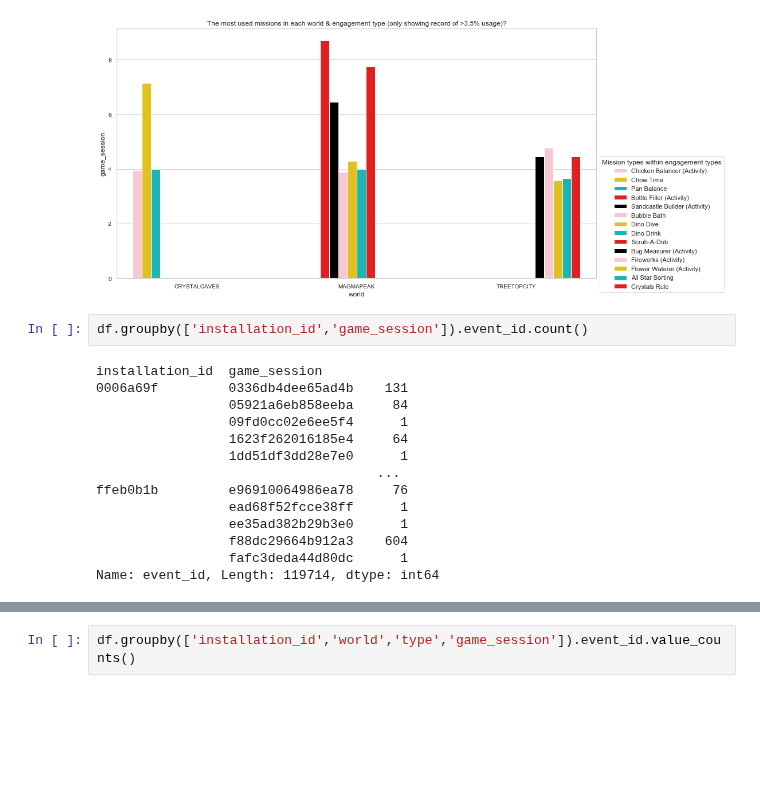
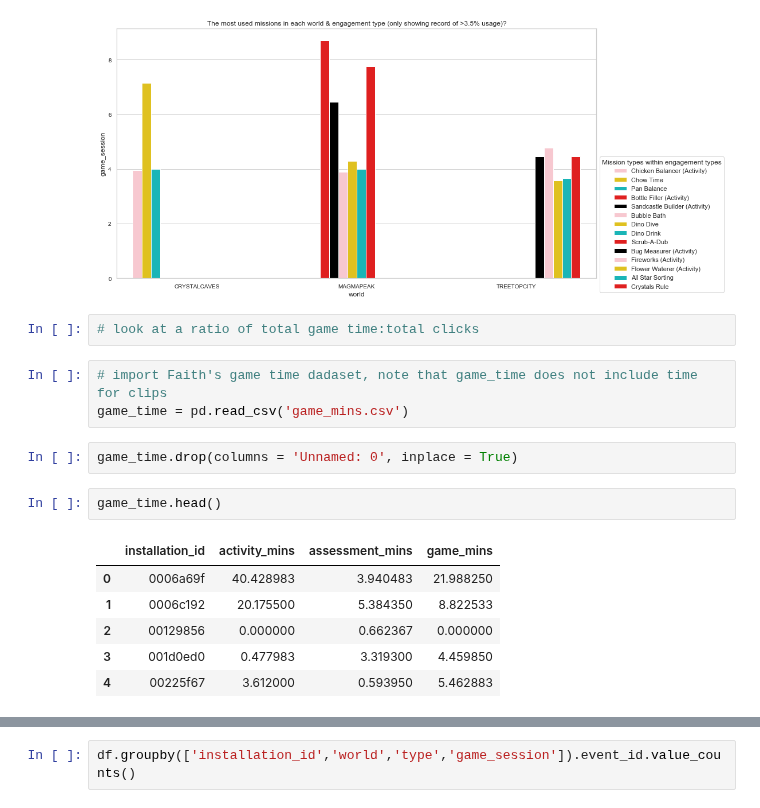
Before and after one commit to cats-in-the-hat/PBS-KIDS2, a Jupyter notebook: JQ_clean.ipynb, the cells around one changed output, grey strips where cells are left out. Saved outputs shown, nothing was run; the diff lists cells and outputs as text; blank space fills up the shorter version.

```diff
--- a/JQ_clean.ipynb
+++ b/JQ_clean.ipynb
@@ -200,19 +203,19 @@ plt.title("The most used missions in each world & engagement type (only showing
 # %% [output]
 Text(0.5, 1.0, 'The most used missions in each world & engagement type (only showing record of >3.5% usage)?')
 [figure]
-# %%
-df.groupby(['installation_id','game_session']).event_id.count()
-# %% [output]
-installation_id  game_session
-0006a69f         0336db4dee65ad4b    131
-                 05921a6eb858eeba     84
-                 09fd0cc02e6ee5f4      1
-                 1623f262016185e4     64
-                 1dd51df3dd28e7e0      1
-                                    ...
-ffeb0b1b         e96910064986ea78     76
-                 ead68f52fcce38ff      1
-                 ee35ad382b29b3e0      1
-                 f88dc29664b912a3    604
-                 fafc3deda44d80dc      1
-Name: event_id, Length: 119714, dtype: int64
+# %%
+# look at a ratio of total game time:total clicks
+# %%
+# import Faith's game time dadaset, note that game_time does not include time for clips
+game_time = pd.read_csv('game_mins.csv')
+# %%
+game_time.drop(columns = 'Unnamed: 0', inplace = True)
+# %%
+game_time.head()
+# %% [output]
+|  | installation_id | activity_mins | assessment_mins | game_mins |
+| 0 | 0006a69f | 40.428983 | 3.940483 | 21.988250 |
+| 1 | 0006c192 | 20.175500 | 5.384350 | 8.822533 |
+| 2 | 00129856 | 0.000000 | 0.662367 | 0.000000 |
+| 3 | 001d0ed0 | 0.477983 | 3.319300 | 4.459850 |
+| 4 | 00225f67 | 3.612000 | 0.593950 | 5.462883 |
```
Also changed, not shown: parts of 26 cells of this notebook.
